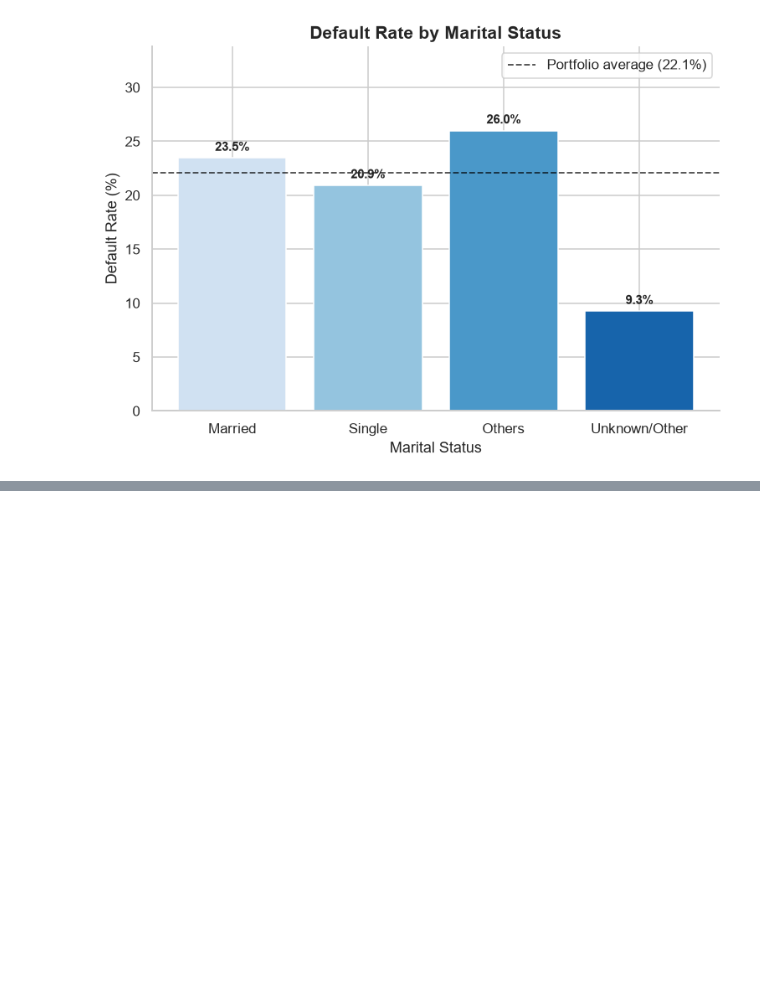
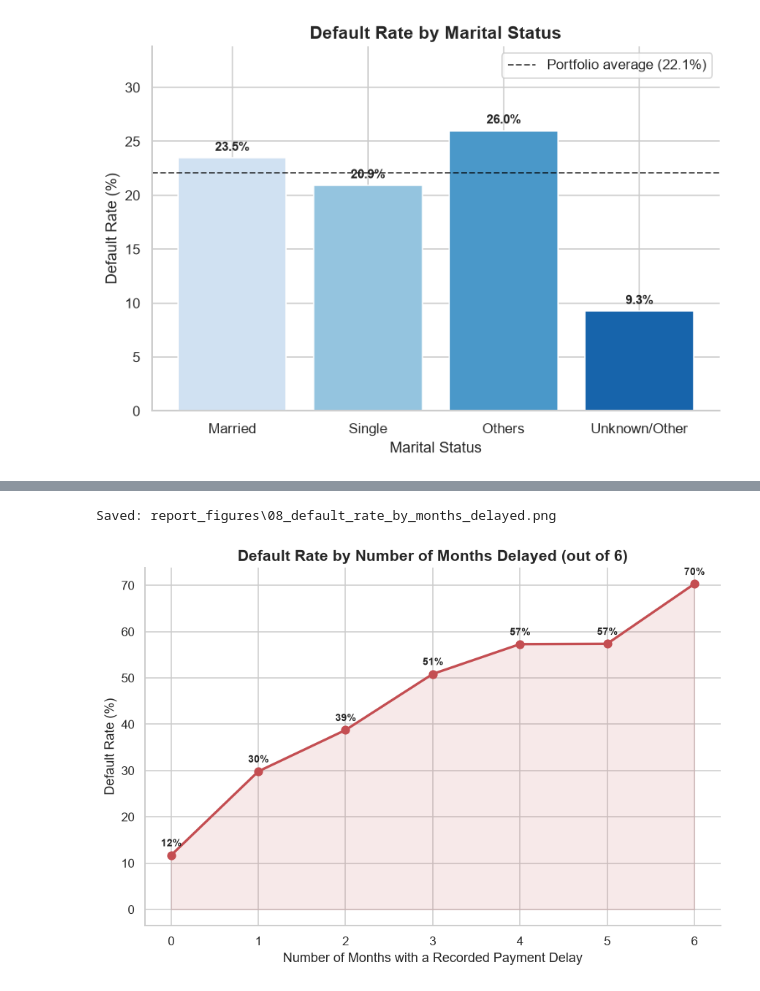
Before and after one commit to Dewmi2004/NovaX--Group-project-of-Python-for-DS-AI, a Jupyter notebook: NovaX.ipynb, the cells around one changed output, grey strips where cells are left out. Cells and saved outputs as stored; diff of their text form; code cells hidden in the pictures; blank space fills up the shorter version.

```diff
--- a/NovaX.ipynb
+++ b/NovaX.ipynb
@@ -1106,0 +1174,25 @@ Saved: report_figures\04_default_rate_by_marital_status.png
+# %%
+delay_default = df.groupby("num_months_delayed")["default_next_month"].agg(["mean", "count"])
+delay_default = delay_default[delay_default["count"] >= 20]  # drop near-empty bins for a stable line
+delay_default["rate_pct"] = delay_default["mean"] * 100
+
+fig, ax = plt.subplots(figsize=(8, 5.5))
+ax.plot(delay_default.index, delay_default["rate_pct"], marker="o", markersize=7,
+        color=COLOR_DEFAULT, linewidth=2.2)
+ax.fill_between(delay_default.index, delay_default["rate_pct"], color=COLOR_DEFAULT, alpha=0.12)
+
+for x, y in zip(delay_default.index, delay_default["rate_pct"]):
+    ax.annotate(f"{y:.0f}%", (x, y), textcoords="offset points", xytext=(0, 8),
+                ha="center", fontsize=9, fontweight="bold")
+
+ax.set_title("Default Rate by Number of Months Delayed (out of 6)")
+ax.set_xlabel("Number of Months with a Recorded Payment Delay")
+ax.set_ylabel("Default Rate (%)")
+ax.set_xticks(delay_default.index)
+sns.despine()
+plt.tight_layout()
+save_fig(fig, "08_default_rate_by_months_delayed.png")
+plt.show()
+# %% [output]
+Saved: report_figures\08_default_rate_by_months_delayed.png
+[figure, added]
```
Also changed, not shown: parts of 3 cells of this notebook, 4 other files.
